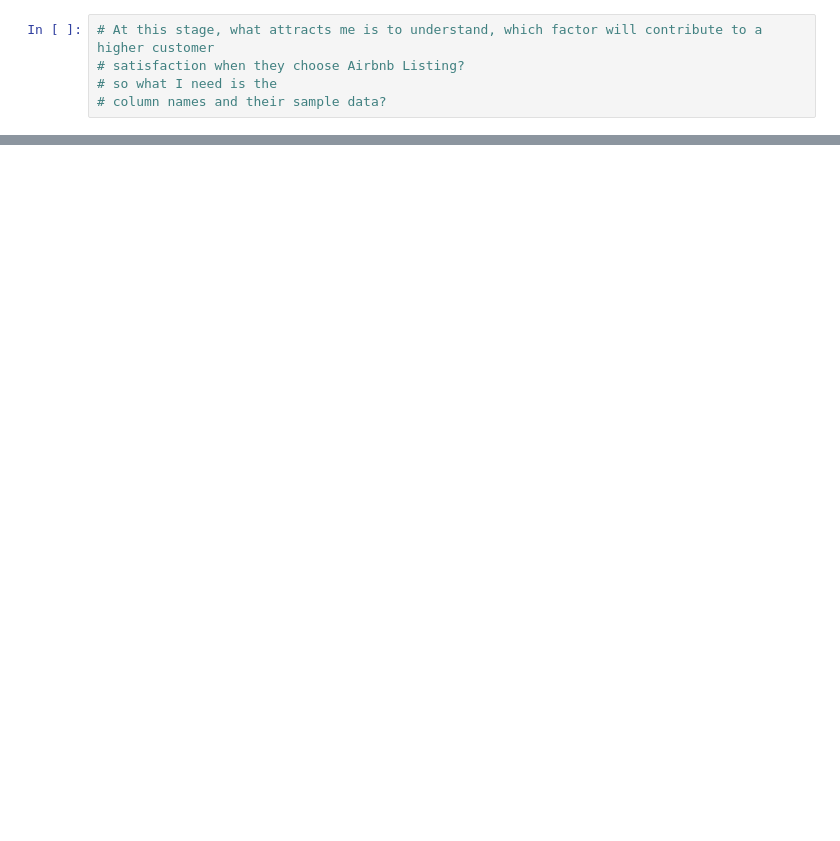
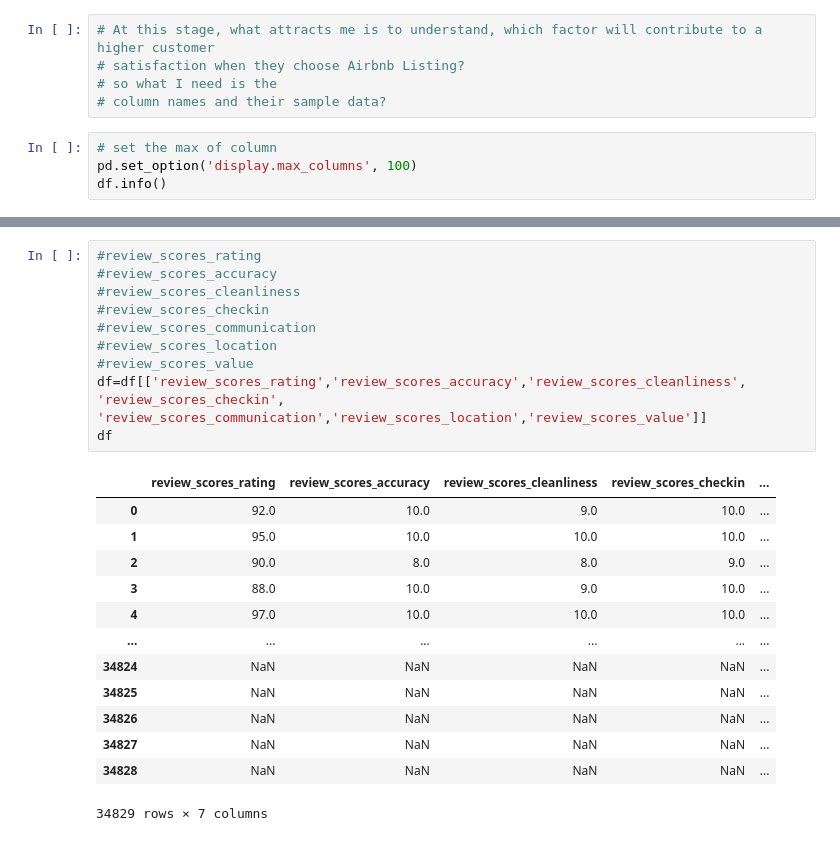
Before and after one commit to zhuxiangyu/Airbnb, a Jupyter notebook: Notebook.ipynb, the cells around one changed output, grey strips where cells are left out. Saved outputs shown, nothing was run; the diff lists cells and outputs as text; blank space fills up the shorter version.

```diff
--- a/Notebook.ipynb
+++ b/Notebook.ipynb
@@ -20,3 +24,7 @@ reviews_per_month
 # satisfaction when they choose Airbnb Listing?
 # so what I need is the
 # column names and their sample data?
+# %%
+# set the max of column
+pd.set_option('display.max_columns', 100)
+df.info()
@@ -22,0 +49,24 @@ reviews_per_month
+# %%
+#review_scores_rating
+#review_scores_accuracy
+#review_scores_cleanliness
+#review_scores_checkin
+#review_scores_communication
+#review_scores_location
+#review_scores_value
+df=df[['review_scores_rating','review_scores_accuracy','review_scores_cleanliness', 'review_scores_checkin', 'review_scores_communication','review_scores_location','review_scores_value']]
+df
+# %% [output]
+|  | review_scores_rating | review_scores_accuracy | review_scores_cleanliness | review_scores_checkin | ... |
+| 0 | 92.0 | 10.0 | 9.0 | 10.0 | ... |
+| 1 | 95.0 | 10.0 | 10.0 | 10.0 | ... |
+| 2 | 90.0 | 8.0 | 8.0 | 9.0 | ... |
+| 3 | 88.0 | 10.0 | 9.0 | 10.0 | ... |
+| 4 | 97.0 | 10.0 | 10.0 | 10.0 | ... |
+| ... | ... | ... | ... | ... | ... |
+| 34824 | NaN | NaN | NaN | NaN | ... |
+| 34825 | NaN | NaN | NaN | NaN | ... |
+| 34826 | NaN | NaN | NaN | NaN | ... |
+| 34827 | NaN | NaN | NaN | NaN | ... |
+| 34828 | NaN | NaN | NaN | NaN | ... |
+34829 rows × 7 columns
```
Also changed, not shown: parts of 4 cells of this notebook, 2 other files.
